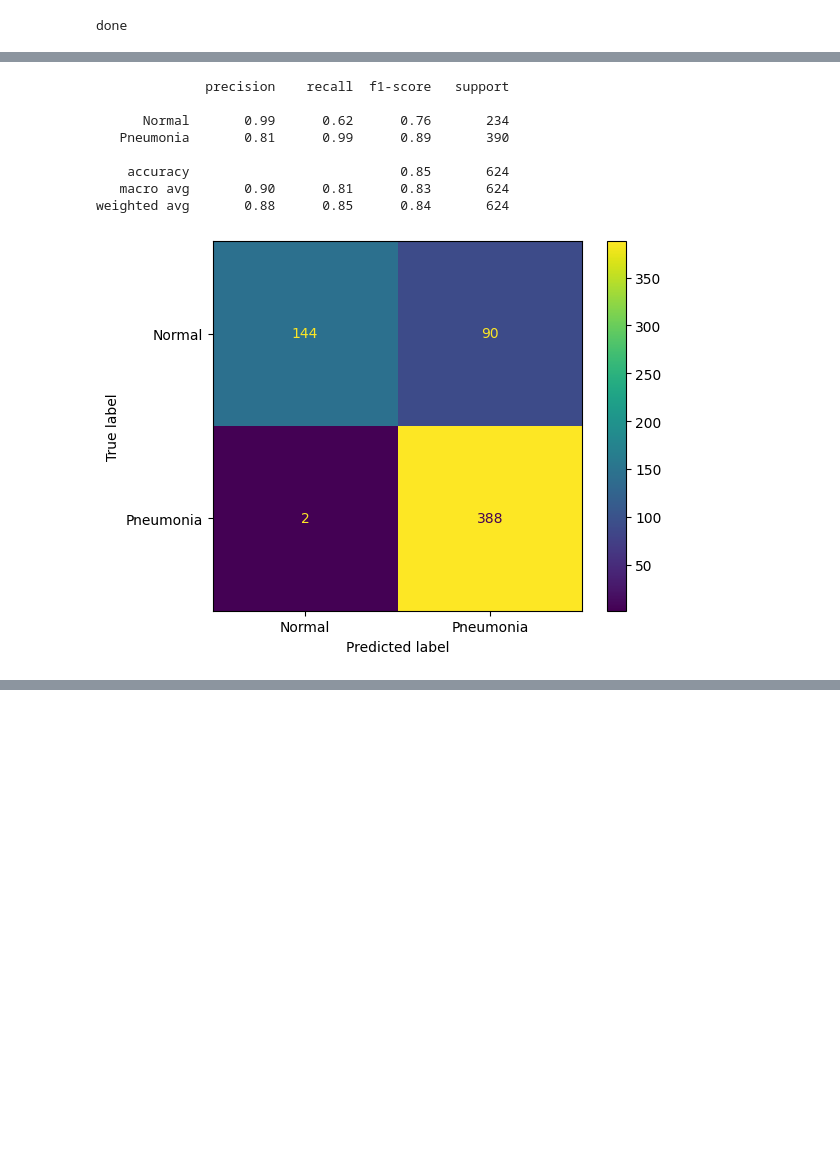
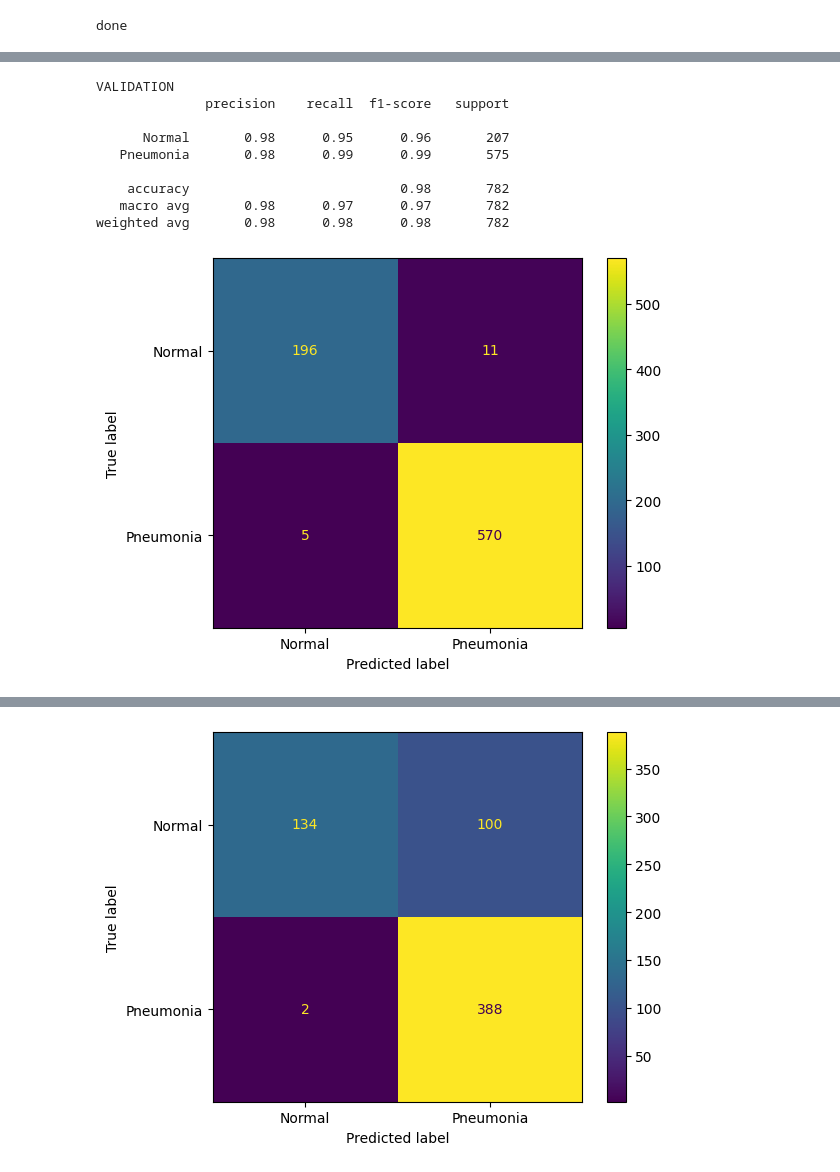
Before and after one commit to shasiliadisa999/Chest-Xray-Classifier, a Jupyter notebook: pneumoniaV2.ipynb, the cells around one changed output, grey strips where cells are left out. Saved outputs shown, nothing was run; the diff lists cells and outputs as text; code cells hidden in the pictures; blank space fills up the shorter version.

Commit message:
Kaggle Notebook | notebookb0d40ee32a | Version 4

```diff
--- a/pneumoniaV2.ipynb
+++ b/pneumoniaV2.ipynb
@@ -27,10 +27,19 @@ train_transforms = transforms.Compose([v2.Resize((224,224)),#resize images to 22
                     v2.ToDtype(torch.float32, scale=True),#scales values from 0 to 1
                     v2.Normalize(mean=[0.485, 0.456, 0.406],std = [0.229, 0.224, 0.225])])#normalise values for resnet
 
-train_ds = datasets.ImageFolder(root='/kaggle/input/datasets/paultimothymooney/chest-xray-pneumonia/chest_xray/train',transform=train_transforms,
-is_valid_file=lambda path: '__MACOSX' not in path and not os.path.basename(path).startswith('.'))#(correct file path),loading images for training
-train_loader = DataLoader(train_ds,32,shuffle=True,num_workers=2,pin_memory=True)#load minibatches of test data and store in train_loader
+total_train_ds = datasets.ImageFolder(root='/kaggle/input/datasets/paultimothymooney/chest-xray-pneumonia/chest_xray/train',
+transform=train_transforms,is_valid_file=lambda path: '__MACOSX' not in path and not os.path.basename(path).startswith('.'))
+#(correct file path),loading images for training
+
+gen = torch.Generator().manual_seed(11)
+train_ds , val_ds = torch.utils.data.random_split(total_train_ds, [0.85,0.15],generator=gen)
+
+
+train_loader = DataLoader(train_ds,32,shuffle=True,num_workers=2,pin_memory=True)#load minibatches of training data and store in train_loader
 print(len(train_loader))
+
+val_loader = DataLoader(val_ds,32,shuffle=False,num_workers=2,pin_memory=True)#load minibatches of validation data and store in val_loader
+print(len(val_loader))
 
 test_ds = datasets.ImageFolder(root='/kaggle/input/datasets/paultimothymooney/chest-xray-pneumonia/chest_xray/test',transform=train_transforms,
                      is_valid_file=lambda path: '__MACOSX' not in path and not os.path.basename(path).startswith('.'))#loading images for testing
@@ -41,6 +51,7 @@ print(len(test_loader))
 20
 # %%
-total = np.bincount(train_ds.targets)
+train_labels = [total_train_ds.targets[i] for i in train_ds.indices]
+total = np.bincount(train_labels)
 normal_total = total[0]
 pneumonia_total = total[1]
 normal_weight = (normal_total + pneumonia_total) / (2*normal_total)
@@ -126,31 +138,36 @@ Epoch number 5 : average loss- 0.010016663244959721
 # %%
-model.eval()
-all_preds = []
-all_labels = []
-with torch.no_grad():
-    for images,labels in test_loader:
-        images = images.to(device='cuda')
-        labels = labels.to(device='cuda')
-        outputs = model(images)
-        preds = torch.argmax(outputs , dim=1)
-        all_preds.extend(preds.cpu().numpy())
-        all_labels.extend(labels.cpu().numpy())
-classes = ["Normal","Pneumonia"]
-print(classification_report(all_labels,all_preds,target_names=classes))
+def evaluation(loader,split_type):
+    classes = ["Normal","Pneumonia"]
+    model.eval()
+    all_preds = []
+    all_labels = []
+    with torch.no_grad():
+        for images,labels in loader:
+            images = images.to(device='cuda')
+            labels = labels.to(device='cuda')
+            outputs = model(images)
+            preds = torch.argmax(outputs , dim=1)
+            all_preds.extend(preds.cpu().numpy())
+            all_labels.extend(labels.cpu().numpy())
+    print(split_type.upper())
+    print(classification_report(all_labels,all_preds,target_names=classes))
 
-cm = confusion_matrix(all_labels,all_preds)
-display = ConfusionMatrixDisplay(confusion_matrix=cm,
-                              display_labels=classes)
-display.plot()
-plt.savefig("my_plot.png", dpi=175, bbox_inches="tight")
-plt.show()
+    cm = confusion_matrix(all_labels,all_preds)
+    display = ConfusionMatrixDisplay(confusion_matrix=cm,
+                                  display_labels=classes)
+    display.plot()
+    plt.savefig(f"{split_type}_plot.png", dpi=175, bbox_inches="tight")
+    plt.show()
+evaluation(val_loader,"validation")
+evaluation(test_loader,"testing")
 # %% [output]
+VALIDATION
               precision    recall  f1-score   support
 
-      Normal       0.99      0.62      0.76       234
-   Pneumonia       0.81      0.99      0.89       390
+      Normal       0.98      0.95      0.96       207
+   Pneumonia       0.98      0.99      0.99       575
 
-    accuracy                           0.85       624
-   macro avg       0.90      0.81      0.83       624
-weighted avg       0.88      0.85      0.84       624
+    accuracy                           0.98       782
+   macro avg       0.98      0.97      0.97       782
+weighted avg       0.98      0.98      0.98       782
-[figure, old version]
+[figure, new version]
@@ -156,0 +183 @@ weighted avg       0.88      0.85      0.84       624
+[figure, added]
```
Also changed, not shown: parts of 5 cells of this notebook.
